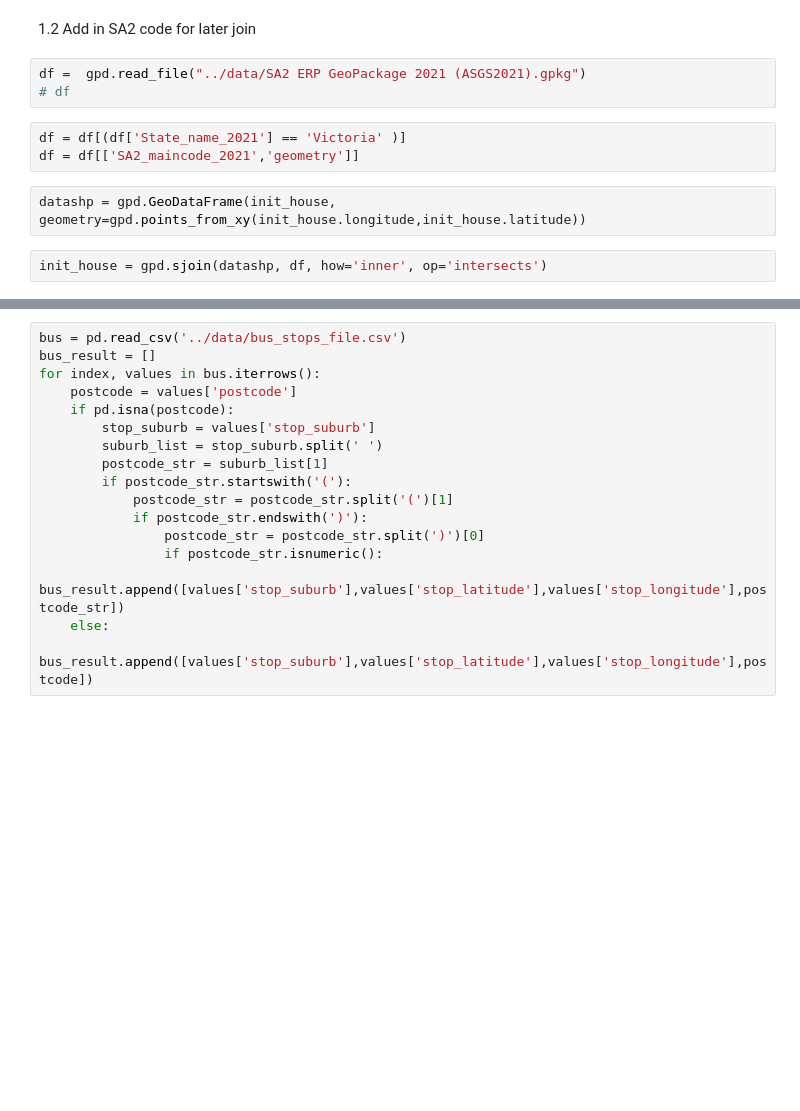
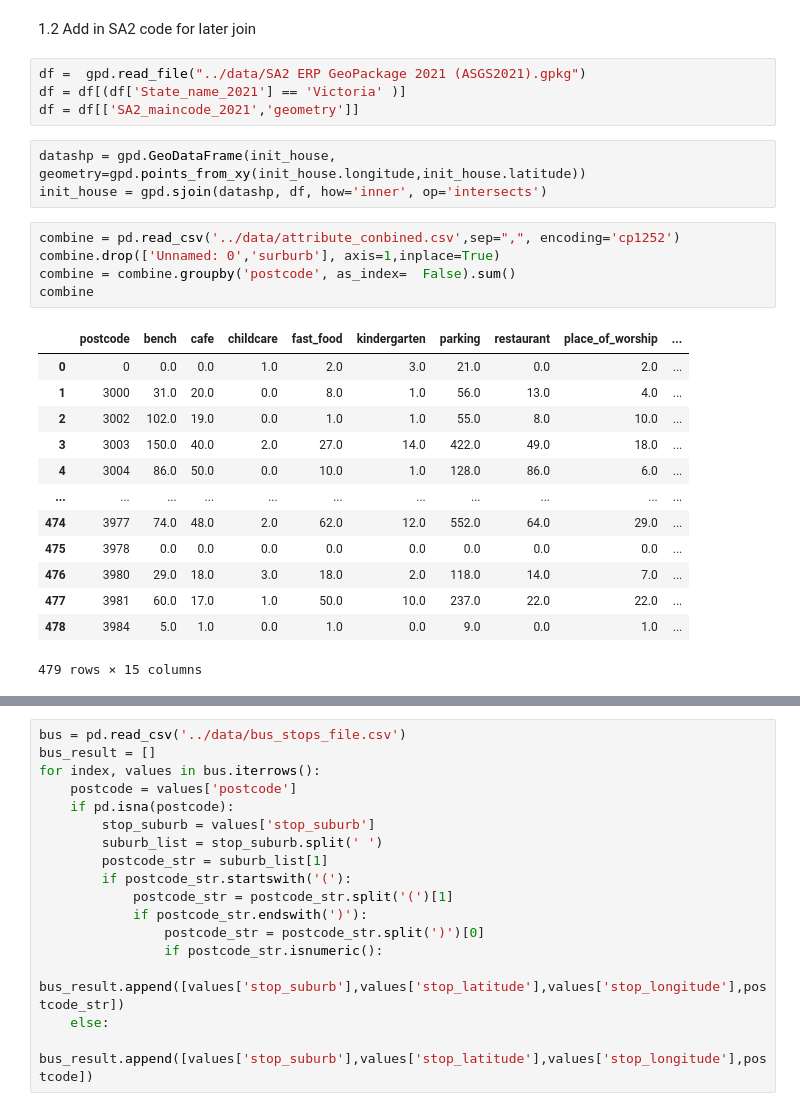
Before and after one commit to MAST30034-Applied-Data-Science/generic-real-estate-consulting-project-group-12, a Jupyter notebook: notebooks/merge_v2.ipynb, the cells around one changed output, grey strips where cells are left out. Cells and saved outputs as stored; diff of their text form; blank space fills up the shorter version.

```diff
--- a/notebooks/merge_v2.ipynb
+++ b/notebooks/merge_v2.ipynb
@@ -73,11 +71,27 @@ init_house['latitude'] = init_house['geoLocation'].apply(lambda d: json.loads(d)
 1.2 Add in SA2 code for later join
 # %%
 df =  gpd.read_file("../data/SA2 ERP GeoPackage 2021 (ASGS2021).gpkg")
-# df
+df = df[(df['State_name_2021'] == 'Victoria' )]
+df = df[['SA2_maincode_2021','geometry']]
-# %%
-df = df[(df['State_name_2021'] == 'Victoria' )]
-df = df[['SA2_maincode_2021','geometry']]
 # %%
 datashp = gpd.GeoDataFrame(init_house, geometry=gpd.points_from_xy(init_house.longitude,init_house.latitude))
+init_house = gpd.sjoin(datashp, df, how='inner', op='intersects')
-# %%
-init_house = gpd.sjoin(datashp, df, how='inner', op='intersects')
+# %%
+combine = pd.read_csv('../data/attribute_conbined.csv',sep=",", encoding='cp1252')
+combine.drop(['Unnamed: 0','surburb'], axis=1,inplace=True)
+combine = combine.groupby('postcode', as_index=  False).sum()
+combine
+# %% [output]
+|  | postcode | bench | cafe | childcare | fast_food | kindergarten | parking | restaurant | place_of_worship | ... |
+| 0 | 0 | 0.0 | 0.0 | 1.0 | 2.0 | 3.0 | 21.0 | 0.0 | 2.0 | ... |
+| 1 | 3000 | 31.0 | 20.0 | 0.0 | 8.0 | 1.0 | 56.0 | 13.0 | 4.0 | ... |
+| 2 | 3002 | 102.0 | 19.0 | 0.0 | 1.0 | 1.0 | 55.0 | 8.0 | 10.0 | ... |
+| 3 | 3003 | 150.0 | 40.0 | 2.0 | 27.0 | 14.0 | 422.0 | 49.0 | 18.0 | ... |
+| 4 | 3004 | 86.0 | 50.0 | 0.0 | 10.0 | 1.0 | 128.0 | 86.0 | 6.0 | ... |
+| ... | ... | ... | ... | ... | ... | ... | ... | ... | ... | ... |
+| 474 | 3977 | 74.0 | 48.0 | 2.0 | 62.0 | 12.0 | 552.0 | 64.0 | 29.0 | ... |
+| 475 | 3978 | 0.0 | 0.0 | 0.0 | 0.0 | 0.0 | 0.0 | 0.0 | 0.0 | ... |
+| 476 | 3980 | 29.0 | 18.0 | 3.0 | 18.0 | 2.0 | 118.0 | 14.0 | 7.0 | ... |
+| 477 | 3981 | 60.0 | 17.0 | 1.0 | 50.0 | 10.0 | 237.0 | 22.0 | 22.0 | ... |
+| 478 | 3984 | 5.0 | 1.0 | 0.0 | 1.0 | 0.0 | 9.0 | 0.0 | 1.0 | ... |
+479 rows × 15 columns
```
Also changed, not shown: parts of 62 cells of this notebook.
